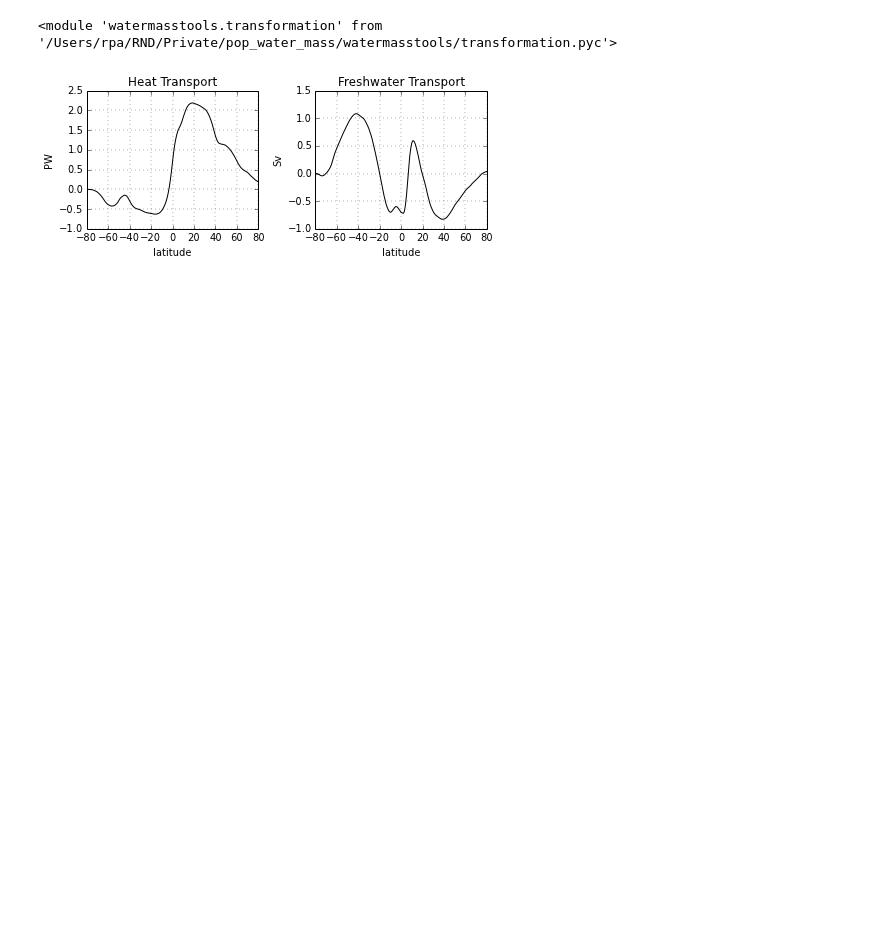
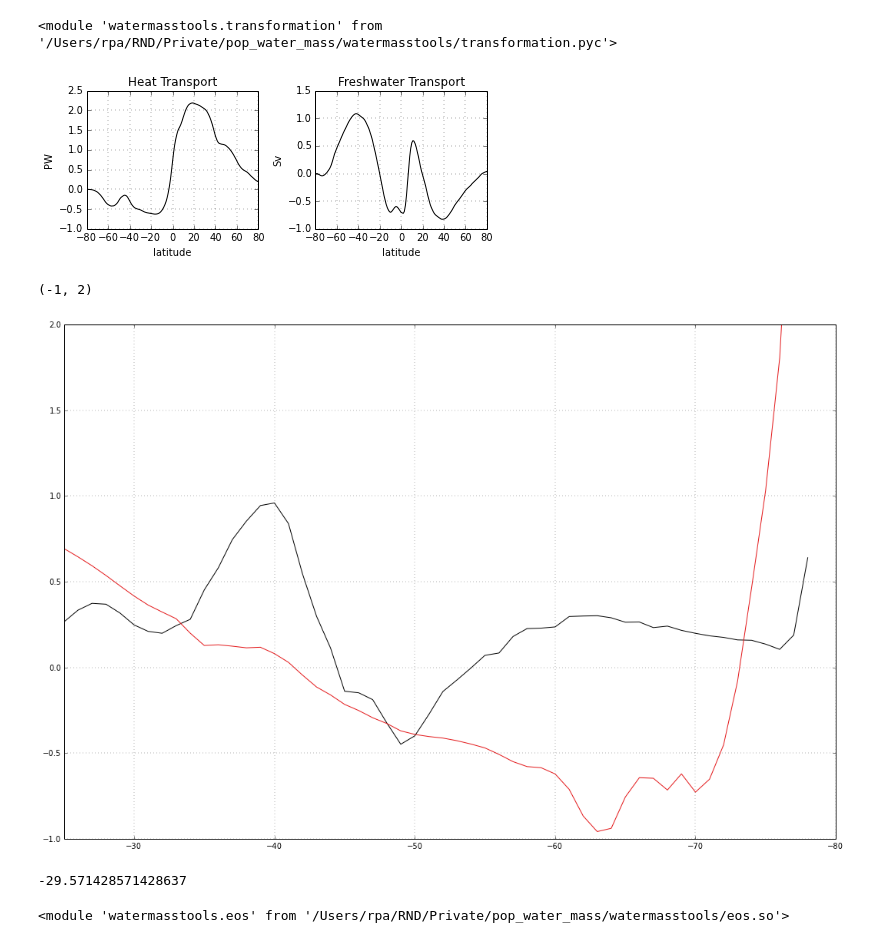
Before and after one commit to rabernat/pop_water_mass, a Jupyter notebook: notebooks/flux_climatology.ipynb, the cells around one changed output. Drawn from its saved outputs; the diff is of its cells as text; code cells hidden in the pictures; blank space fills up the shorter version.

```diff
--- a/notebooks/flux_climatology.ipynb
+++ b/notebooks/flux_climatology.ipynb
@@ -18,7 +18,7 @@ p = pop_model.POPFile(ddir + 'climatology.ANNUAL.nc')
 # %%
 SHF = np.ma.masked_array(p.nc.variables['SHF_2'][0], p.mask)
 SFWF = np.ma.masked_array(p.nc.variables['SFWF_2'][0], p.mask)
-area = p.nc.variables['TAREA'][:] / (100.*100.)
+area = np.ma.masked_array(p.nc.variables['TAREA'][:], p.mask).filled(0.) / (100.*100.)
 tlon = p.nc.variables['TLONG'][:]
 tlat = p.nc.variables['TLAT'][:]
 # %%
@@ -32,6 +32,21 @@ def zonal_cumsum(p, field, area=1., lat=np.arange(-90,90)):
             area=area
     )
     return np.cumsum(sic)
+
+def zonal_avg(p, field, area=1., lat=np.arange(-90,90)):
+    sic = transformation.sum_inside_contours(
+            np.ma.masked_array(p.nc.variables['TLAT'][:], p.mask),
+            lat,
+            field,
+            area=area
+    )
+    a = transformation.sum_inside_contours(
+            np.ma.masked_array(p.nc.variables['TLAT'][:], p.mask),
+            lat,
+            np.ones_like(field),
+            area=area
+    )
+    return sic / a
 # %%
 rho_fw = 1000.
 Sv = 1e6
@@ -57,3 +72,25 @@ plt.tight_layout()
 plt.savefig('../figures/heat_freshwater_transport.pdf')
 # %% [output]
 [figure]
+# %%
+Fdens_heat, Fdens_salt = p.dens_flux[0]
+Fdens_heat_za = zonal_avg(p, Fdens_heat, area=area)
+Fdens_salt_za = zonal_avg(p, Fdens_salt, area=area)
+# %%
+plt.plot(lat, Fdens_heat_za*1e6)
+plt.plot(lat, Fdens_salt_za*1e6)
+plt.grid()
+plt.xlim([-25,-80])
+plt.ylim([-1,2])
+# %% [output]
+(-1, 2)
+[figure, added]
+# %%
+1.035 / (1 - 1.035)
+# %% [output]
+-29.571428571428637
+# %%
+from watermasstools import eos
+reload(eos)
+# %% [output]
+<module 'watermasstools.eos' from '/Users/rpa/RND/Private/pop_water_mass/watermasstools/eos.so'>
```
Also changed, not shown: parts of 5 cells of this notebook, 6 other files.
